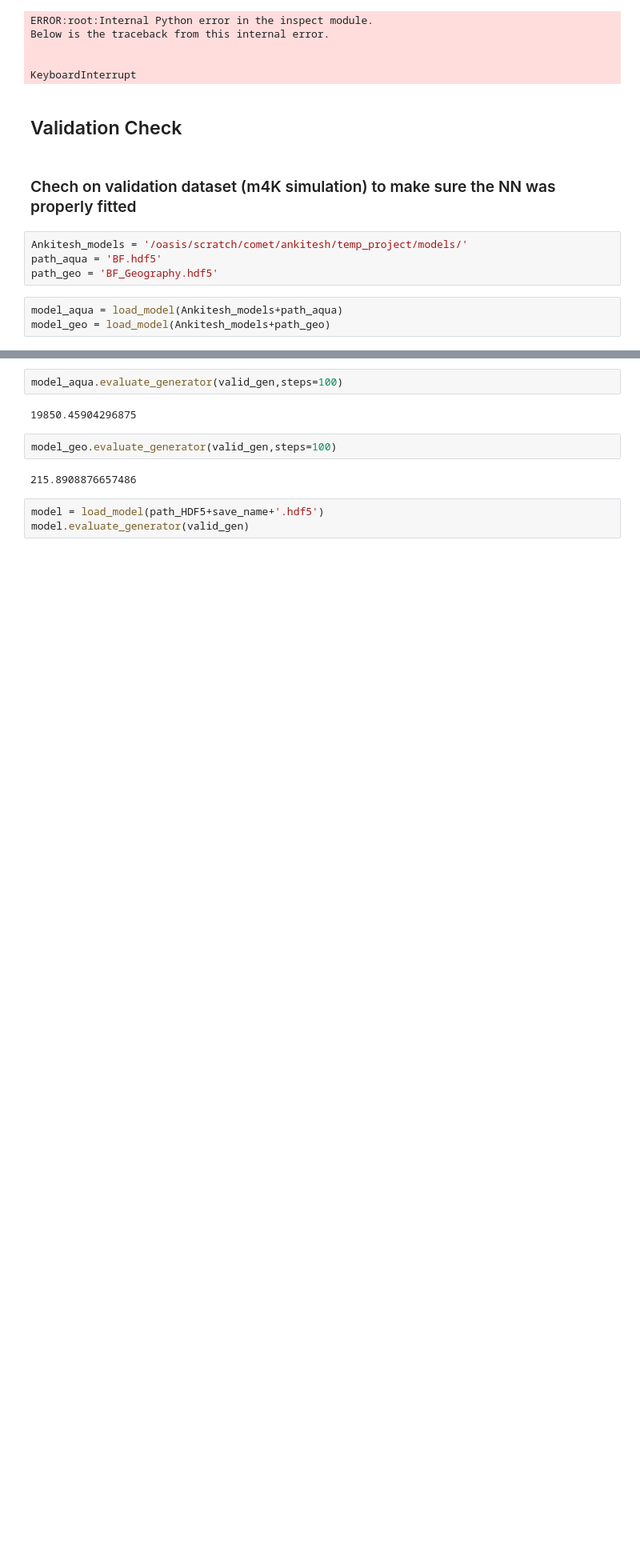
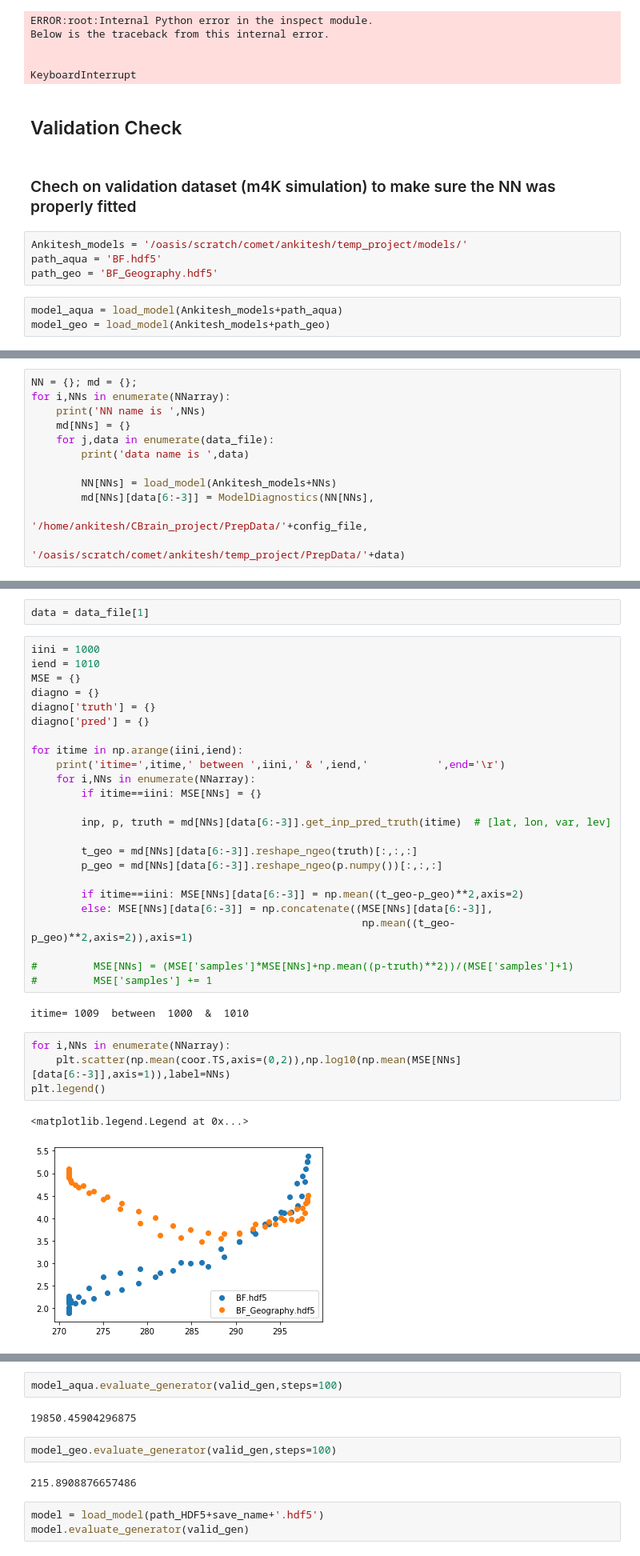
Before and after one commit to BradleyStanleyClamp/CBRAIN-CAM-MLINV, a Jupyter notebook: notebooks/tbeucler_devlog/048_Ankitesh_BF_Notebook_For_David.ipynb, the cells around one changed output, grey strips where cells are left out. Shown at 80% size. Cells and saved outputs as stored; diff of their text form; blank space fills up the shorter version.

```diff
--- a/notebooks/tbeucler_devlog/048_Ankitesh_BF_Notebook_For_David.ipynb
+++ b/notebooks/tbeucler_devlog/048_Ankitesh_BF_Notebook_For_David.ipynb
@@ -313,0 +320,12 @@ model_geo = load_model(Ankitesh_models+path_geo)
+# %%
+NN = {}; md = {};
+for i,NNs in enumerate(NNarray):
+    print('NN name is ',NNs)
+    md[NNs] = {}
+    for j,data in enumerate(data_file):
+        print('data name is ',data)
+
+        NN[NNs] = load_model(Ankitesh_models+NNs)
+        md[NNs][data[6:-3]] = ModelDiagnostics(NN[NNs],
+                                                '/home/ankitesh/CBrain_project/PrepData/'+config_file,
+                                                '/oasis/scratch/comet/ankitesh/temp_project/PrepData/'+data)
@@ -313,0 +354,35 @@ model_geo = load_model(Ankitesh_models+path_geo)
+# %%
+data = data_file[1]
+# %%
+iini = 1000
+iend = 1010
+MSE = {}
+diagno = {}
+diagno['truth'] = {}
+diagno['pred'] = {}
+
+for itime in np.arange(iini,iend):
+    print('itime=',itime,' between ',iini,' & ',iend,'           ',end='\r')
+    for i,NNs in enumerate(NNarray):
+        if itime==iini: MSE[NNs] = {}
+
+        inp, p, truth = md[NNs][data[6:-3]].get_inp_pred_truth(itime)  # [lat, lon, var, lev]
+
+        t_geo = md[NNs][data[6:-3]].reshape_ngeo(truth)[:,:,:]
+        p_geo = md[NNs][data[6:-3]].reshape_ngeo(p.numpy())[:,:,:]
+
+        if itime==iini: MSE[NNs][data[6:-3]] = np.mean((t_geo-p_geo)**2,axis=2)
+        else: MSE[NNs][data[6:-3]] = np.concatenate((MSE[NNs][data[6:-3]],
+                                                     np.mean((t_geo-p_geo)**2,axis=2)),axis=1)
+
+#         MSE[NNs] = (MSE['samples']*MSE[NNs]+np.mean((p-truth)**2))/(MSE['samples']+1)
+#         MSE['samples'] += 1
+# %% [output]
+itime= 1009  between  1000  &  1010
+# %%
+for i,NNs in enumerate(NNarray):
+    plt.scatter(np.mean(coor.TS,axis=(0,2)),np.log10(np.mean(MSE[NNs][data[6:-3]],axis=1)),label=NNs)
+plt.legend()
+# %% [output]
+<matplotlib.legend.Legend at 0x...>
+[figure, added]
```
Also changed, not shown: parts of 6 cells of this notebook.
